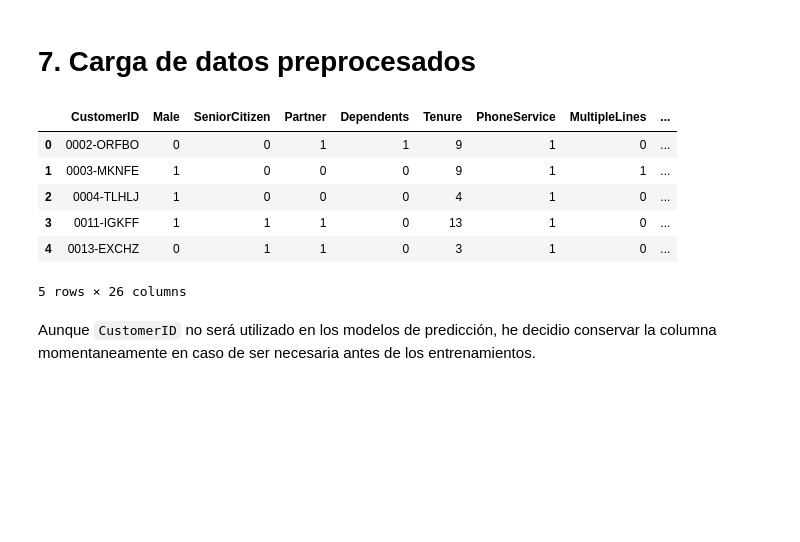
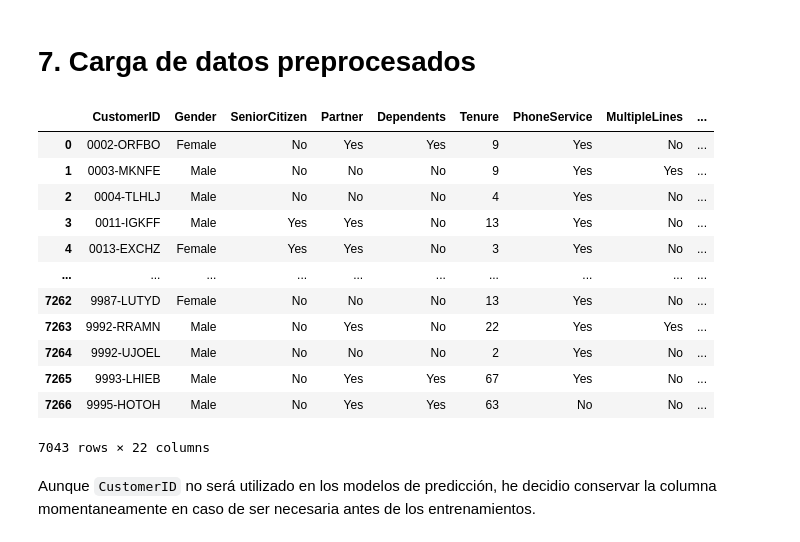
Before and after one commit to ignaciomajo/proyecto_TelecomX, a Jupyter notebook: proyecto_telecomx.ipynb, the cells around one changed output. Cells and saved outputs as stored; diff of their text form; code cells hidden in the pictures; blank space fills up the shorter version.

```diff
--- a/proyecto_telecomx.ipynb
+++ b/proyecto_telecomx.ipynb
@@ -2121,5 +2115,21 @@ Por lo tanto, estas correlaciones no determinan la influencia real en el modelo,
 * Finalmente, se observó que métodos de pago como **Electronic check *(Factura electrónica)*** están asociados a mayor churn **(coeficiente 0.30)**, mientras que medios automáticos como **Bank transfer *(Transferencia Bancaria)*** o **Credit card *(Tarjeta de crédito)*** se asocian a menor churn. Esto podría estar relacionado con el nivel de compromiso o la facilidad de cancelación.
 # %% [markdown]
 # 7. Carga de datos preprocesados
+# %%
+df_churn
+# %% [output]
+|  | CustomerID | Gender | SeniorCitizen | Partner | Dependents | Tenure | PhoneService | MultipleLines | ... |
+| 0 | 0002-ORFBO | Female | No | Yes | Yes | 9 | Yes | No | ... |
+| 1 | 0003-MKNFE | Male | No | No | No | 9 | Yes | Yes | ... |
+| 2 | 0004-TLHLJ | Male | No | No | No | 4 | Yes | No | ... |
+| 3 | 0011-IGKFF | Male | Yes | Yes | No | 13 | Yes | No | ... |
+| 4 | 0013-EXCHZ | Female | Yes | Yes | No | 3 | Yes | No | ... |
+| ... | ... | ... | ... | ... | ... | ... | ... | ... | ... |
+| 7262 | 9987-LUTYD | Female | No | No | No | 13 | Yes | No | ... |
+| 7263 | 9992-RRAMN | Male | No | Yes | No | 22 | Yes | Yes | ... |
+| 7264 | 9992-UJOEL | Male | No | No | No | 2 | Yes | No | ... |
+| 7265 | 9993-LHIEB | Male | No | Yes | Yes | 67 | Yes | No | ... |
+| 7266 | 9995-HOTOH | Male | No | Yes | Yes | 63 | No | No | ... |
+7043 rows × 22 columns
 # %%
 df_preprocess = df_churn.copy()
@@ -2137,4 +2151,5 @@ df_preprocess = pd.concat([df_preprocess, dummies_internet, dummies_genero, dumm
 # %%
+"""
 cols = ['CustomerID',  'Male', 'SeniorCitizen', 'Partner', 'Dependents',
        'Tenure', 'PhoneService', 'MultipleLines', 'DSL', 'Fiber optic',
        'OnlineSecurity', 'OnlineBackup', 'DeviceProtection', 'TechSupport',
@@ -2145,14 +2160,7 @@ cols = ['CustomerID',  'Male', 'SeniorCitizen', 'Partner', 'Dependents',
         ]
 df_preprocess = df_preprocess[cols]
 df_preprocess.head()
+"""
-# %% [output]
-|  | CustomerID | Male | SeniorCitizen | Partner | Dependents | Tenure | PhoneService | MultipleLines | ... |
-| 0 | 0002-ORFBO | 0 | 0 | 1 | 1 | 9 | 1 | 0 | ... |
-| 1 | 0003-MKNFE | 1 | 0 | 0 | 0 | 9 | 1 | 1 | ... |
-| 2 | 0004-TLHLJ | 1 | 0 | 0 | 0 | 4 | 1 | 0 | ... |
-| 3 | 0011-IGKFF | 1 | 1 | 1 | 0 | 13 | 1 | 0 | ... |
-| 4 | 0013-EXCHZ | 0 | 1 | 1 | 0 | 3 | 1 | 0 | ... |
-5 rows × 26 columns
 # %% [markdown]
 Aunque `CustomerID` no será utilizado en los modelos de predicción, he decidio conservar la columna momentaneamente en caso de ser necesaria antes de los entrenamientos.
 # %%
```
Also changed, not shown: parts of 3 cells of this notebook, 1 other file.
